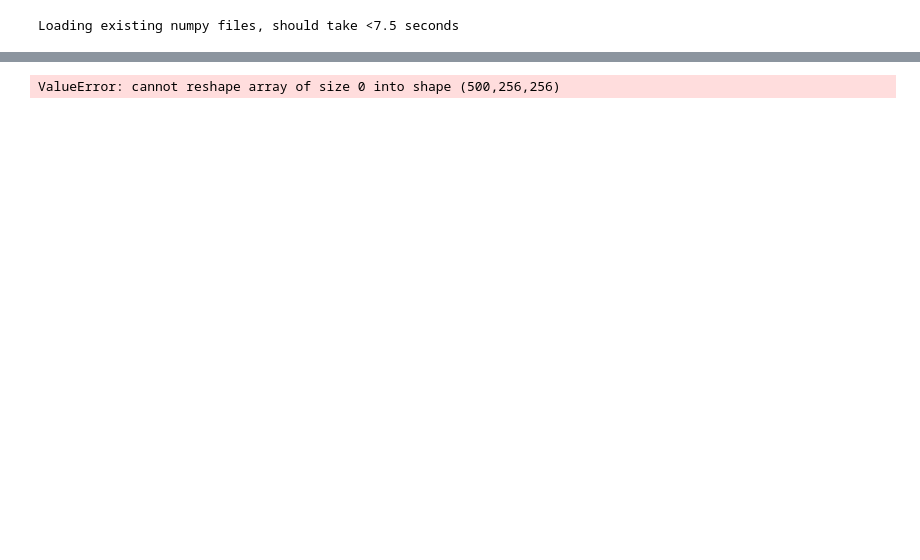
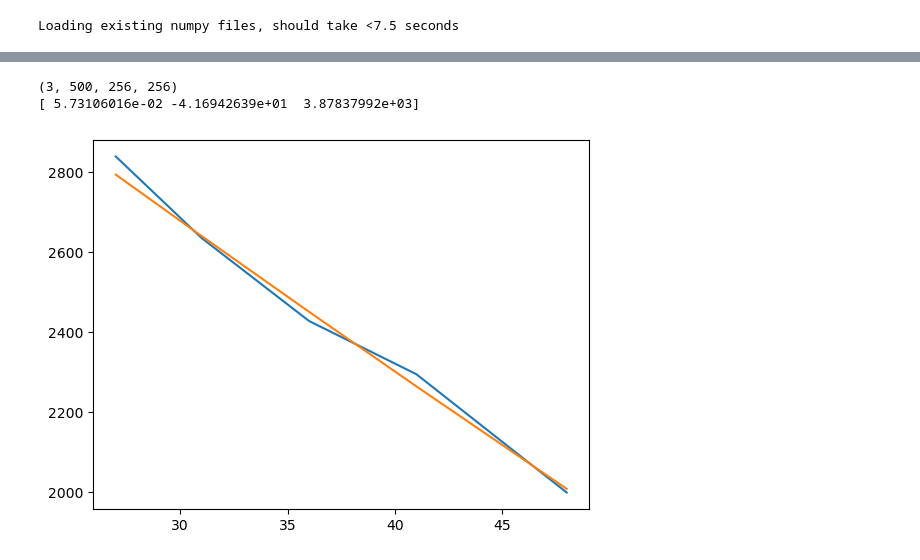
Before and after one commit to navrit/TIGRE, a Jupyter notebook: Python/demos/recon.ipynb, the cells around one changed output, grey strips where cells are left out. Saved outputs shown, nothing was run; the diff lists cells and outputs as text; code cells hidden in the pictures; blank space fills up the shorter version.

```diff
--- a/Python/demos/recon.ipynb
+++ b/Python/demos/recon.ipynb
@@ -171,23 +173,26 @@ results_folder = os.path.join(base_folder, 'results')
 if not os.path.exists(results_folder):
     os.makedirs(results_folder)
 # %%
-regressions_0, residuals_0 = s.fit_proj_data_values(spectral_projs_th0[:,:,256:,256:], th0_dacs_list[:, 0])
-regressions_1, residuals_1 = s.fit_proj_data_values(spectral_projs_th0[:,:,256:512,0:256], th0_dacs_list[:, 0])
-regressions_2, residuals_2 = s.fit_proj_data_values(spectral_projs_th0[:,:,0:256,0:256], th0_dacs_list[:, 0])
-regressions_3, residuals_3 = s.fit_proj_data_values(spectral_projs_th0[:,:,0:256,256:512], th0_dacs_list[:, 0])
+
+h = gReconParams['pixels']//2
+
+regressions_0, residuals_0 = s.fit_proj_data_values_polynomial(spectral_projs_th0[:,:, h:, h:], th0_dacs_list[:, 0]) # BR
+regressions_1, residuals_1 = s.fit_proj_data_values_polynomial(spectral_projs_th0[:,:, h:,:h ], th0_dacs_list[:, 1]) # BL
+regressions_2, residuals_2 = s.fit_proj_data_values_polynomial(spectral_projs_th0[:,:,:h, :h ], th0_dacs_list[:, 2]) # TL
+regressions_3, residuals_3 = s.fit_proj_data_values_polynomial(spectral_projs_th0[:,:,:h,  h:], th0_dacs_list[:, 3]) # TR
 
 proj_data_fits =np.zeros((3,spectral_projs_th0.shape[1], spectral_projs_th0.shape[2], spectral_projs_th0.shape[3]))
 
-proj_data_fits[:,:,256:512,256:512] = regressions_0
-proj_data_fits[:,:,256:512,0:256] = regressions_1
-proj_data_fits[:,:,0:256,0:256] = regressions_2
-proj_data_fits[:,:,0:256,256:512] = regressions_3
+proj_data_fits[:,:, h:, h:] = regressions_0
+proj_data_fits[:,:, h:,:h ] = regressions_1
+proj_data_fits[:,:,:h, :h ] = regressions_2
+proj_data_fits[:,:,:h,  h:] = regressions_3
 
 proj_data_fit_residuals =np.zeros((spectral_projs_th0.shape[1], spectral_projs_th0.shape[2], spectral_projs_th0.shape[3]))
-proj_data_fit_residuals[:,256:512,256:512] = residuals_0
-proj_data_fit_residuals[:,256:512,0:256] = residuals_1
-proj_data_fit_residuals[:,0:256,0:256] = residuals_2
-proj_data_fit_residuals[:,0:256,256:512] = residuals_3
+proj_data_fit_residuals[:, h:, h:] = residuals_0
+proj_data_fit_residuals[:, h:,:h ] = residuals_1
+proj_data_fit_residuals[:,:h, :h ] = residuals_2
+proj_data_fit_residuals[:,:h,  h:] = residuals_3
 
 # sitk.WriteImage(sitk.GetImageFromArray(proj_data_fits[0,:,:,:]), os.path.join(results_folder, 'regressions_0.nii'))
 # sitk.WriteImage(sitk.GetImageFromArray(proj_data_fits[1,:,:,:]), os.path.join(results_folder, 'regressions_1.nii'))
@@ -195,19 +200,22 @@ proj_data_fit_residuals[:,0:256,256:512] = residuals_3
 
 
 # sitk.WriteImage(sitk.GetImageFromArray(proj_data_fit_residuals), os.path.join(results_folder, 'regressions_residuals.nii'))
-# %% [output]
-ValueError: cannot reshape array of size 0 into shape (500,256,256)
 # %%
 print(regressions_2.shape)
 
+N = 222
 x = th0_dacs_list[:, 0]
-y = (regressions_2[0,0,200,200]*x**2) + (regressions_2[1,0,200,200]*x) + regressions_2[2,0,200,200]
-print(regressions_2[:,0,200,200])
+y = (regressions_2[0,0,N,N]*x**2) + (regressions_2[1,0,N,N]*x) + regressions_2[2,0,N,N]
+print(regressions_2[:,0,N,N])
 # print()
-plt.plot(x, spectral_projs_th0[:,0,200,200])
+plt.plot(x, spectral_projs_th0[:,0,N,N])
 plt.plot(x,y)
 plt.show()
-# print(regressions_2[2,0,200,200])
+# print(regressions_2[2,0,N,N])
+# %% [output]
+(3, 500, 256, 256)
+[ 5.73106016e-02 -4.16942639e+01  3.87837992e+03]
+[figure, added]
 # %%
 # ni_img = nib.Nifti1Image(spectral_projs_th0[0,:,:,:], np.eye(4)) # Do not change this to make_nifti1Image function as we do not need the geo params for this
 # s.save_array(results_folder, 'Proj_th0_'+str(th0_list[0])+'proj_org.nii', ni_img)
```
Also changed, not shown: parts of 6 cells of this notebook.
